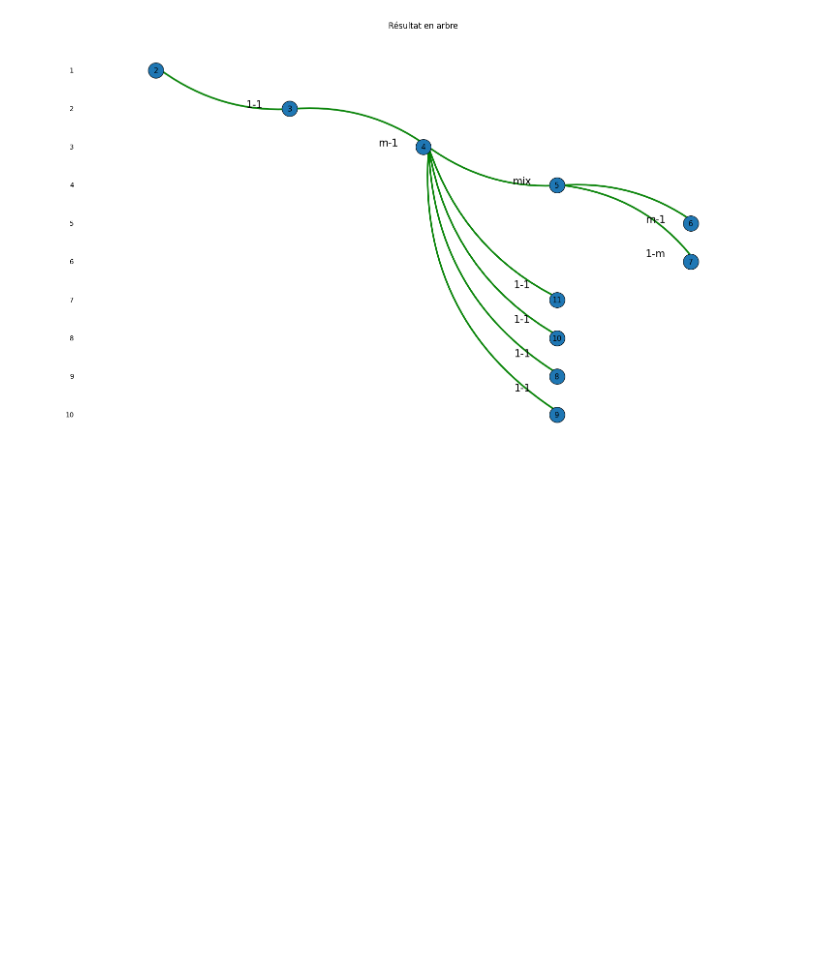
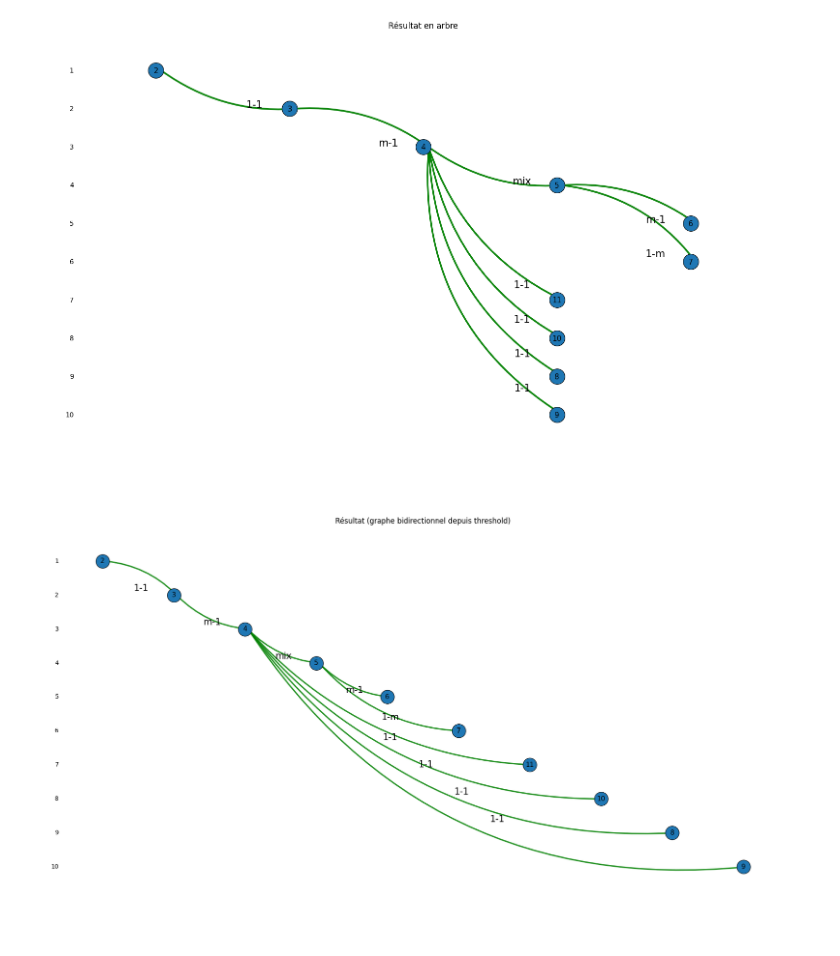
Before and after one commit to KarinaMusina44/SDP-optim, a Jupyter notebook: Projet_SDP_datasets.ipynb, the cells around one changed output. Saved outputs shown, nothing was run; the diff lists cells and outputs as text; code cells hidden in the pictures; blank space fills up the shorter version.

```diff
--- a/Projet_SDP_datasets.ipynb
+++ b/Projet_SDP_datasets.ipynb
@@ -895,7 +888,9 @@ def run_strategy_descend_with_fallback_1m_m1_mixte(
 
     # 2) HAUT: procédure du bas mais inversée (si ≻ cand), en cascade
     #    Pour chaque si dans top-k sauf le seuil, on cherche un cand parmi ceux sous si jusqu'au seuil.
-    for si in topk[:-1]:  # exclut threshold
+    haut = topk[:-1]
+    haut.reverse()
+    for si in haut:  # exclut threshold
         si_idx = pos[si]
         thr_idx = pos[threshold]  # = k_idx
 
@@ -919,7 +914,7 @@ def run_strategy_descend_with_fallback_1m_m1_mixte(
         if not found and verbose:
             print(f"[ECHEC HAUT] Aucun chemin (1-1 puis {fallback_order}) trouvé pour relier {si} au seuil.")
 
-    # 3) BAS: on garde EXACTEMENT ta procédure (inchangée)
+    # 3) BAS
     if not rest:
         return results
 
@@ -994,3 +985,9 @@ plot_results_as_tree_like_last_panel(
 )
 # %% [output]
 [figure]
+# %%
+# samething but a little bit different plot
+plot_results_as_bidirectional_graph_from_threshold(stations_ranked,
+    results, threshold=3)
+# %% [output]
+[figure, added]
```
Also changed, not shown: parts of 35 cells of this notebook, 1 other file.
